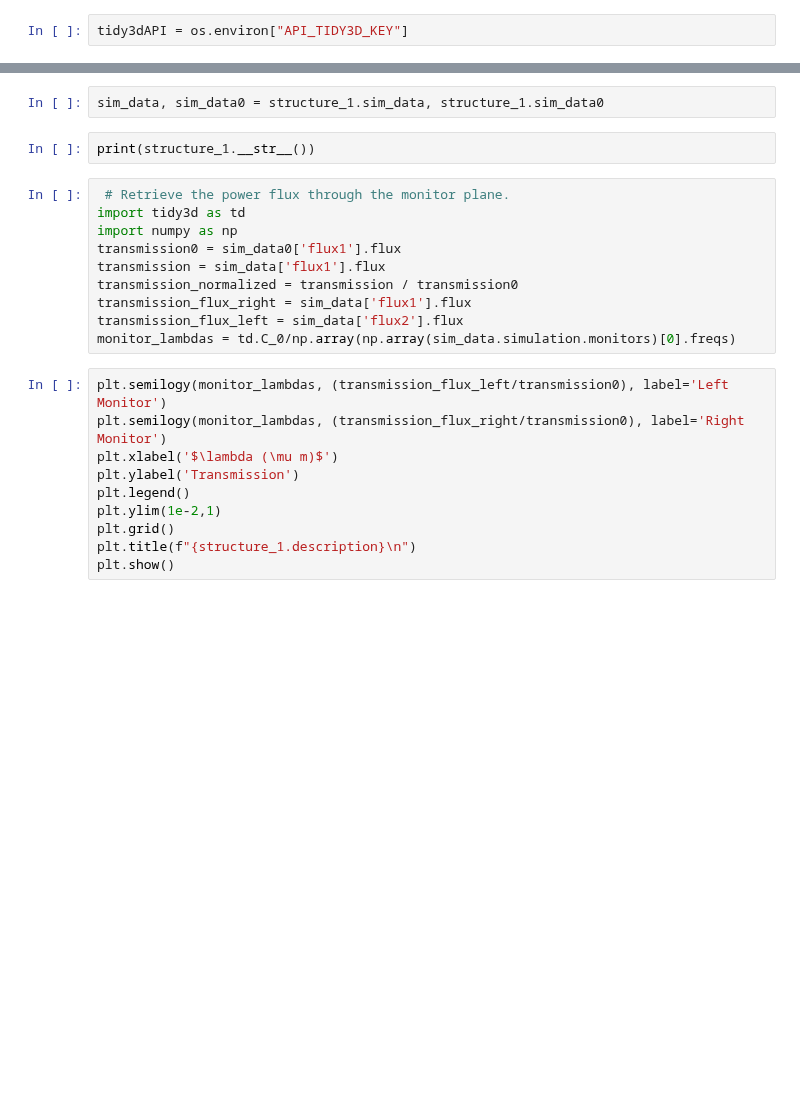
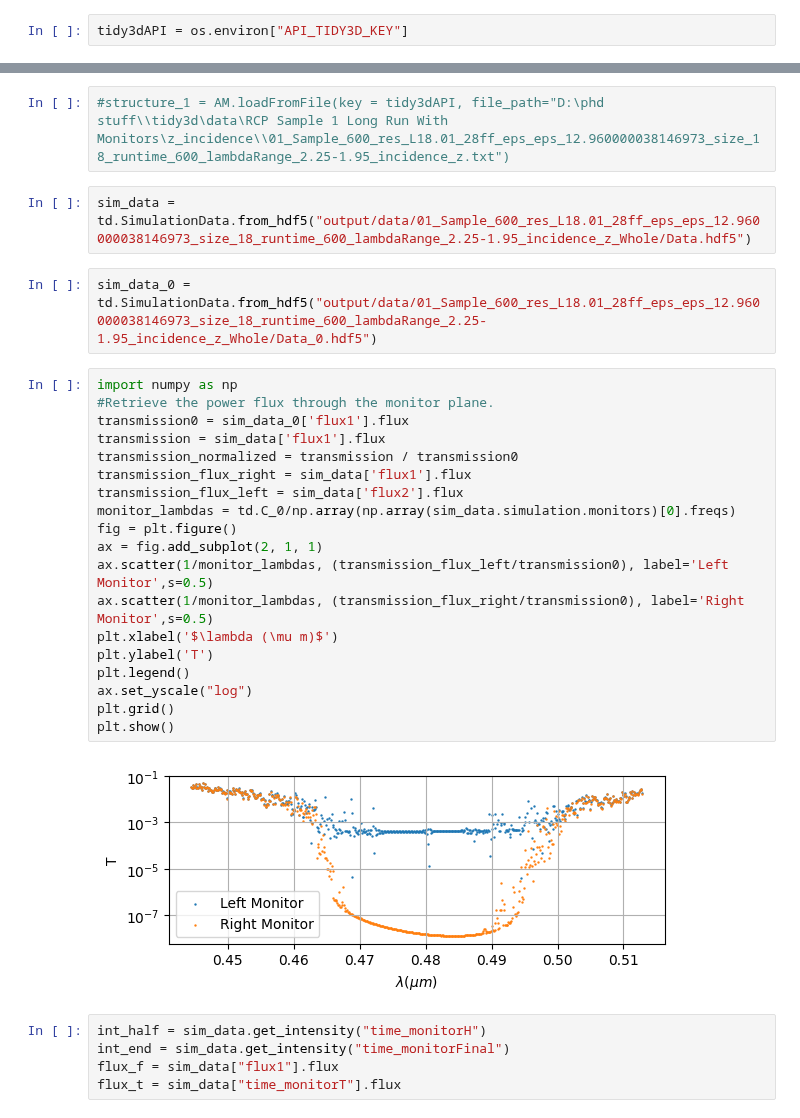
Before and after one commit to fhernandez93/LoadingPermittivityDistToSlabTransmission, a Jupyter notebook: pull_from_file.ipynb, the cells around one changed output, grey strips where cells are left out. Drawn from its saved outputs; the diff is of its cells as text; blank space fills up the shorter version.

Commit message:
Added new Monitors and performance improvements

```diff
--- a/pull_from_file.ipynb
+++ b/pull_from_file.ipynb
@@ -15,24 +13,32 @@ NotADirectoryError: [Errno 20] Not a directory: '/Users/francisco/Desktop/phd st
-# %%
-sim_data, sim_data0 = structure_1.sim_data, structure_1.sim_data0
-# %%
-print(structure_1.__str__())
+# %%
+#structure_1 = AM.loadFromFile(key = tidy3dAPI, file_path="D:\phd stuff\\tidy3d\data\RCP Sample 1 Long Run With Monitors\z_incidence\\01_Sample_600_res_L18.01_28ff_eps_eps_12.960000038146973_size_18_runtime_600_lambdaRange_2.25-1.95_incidence_z.txt")
+# %%
+sim_data = td.SimulationData.from_hdf5("output/data/01_Sample_600_res_L18.01_28ff_eps_eps_12.960000038146973_size_18_runtime_600_lambdaRange_2.25-1.95_incidence_z_Whole/Data.hdf5")
+# %%
+sim_data_0 = td.SimulationData.from_hdf5("output/data/01_Sample_600_res_L18.01_28ff_eps_eps_12.960000038146973_size_18_runtime_600_lambdaRange_2.25-1.95_incidence_z_Whole/Data_0.hdf5")
 # %%
- # Retrieve the power flux through the monitor plane.
-import tidy3d as td
 import numpy as np
-transmission0 = sim_data0['flux1'].flux
+#Retrieve the power flux through the monitor plane.
+transmission0 = sim_data_0['flux1'].flux
 transmission = sim_data['flux1'].flux
 transmission_normalized = transmission / transmission0
 transmission_flux_right = sim_data['flux1'].flux
 transmission_flux_left = sim_data['flux2'].flux
 monitor_lambdas = td.C_0/np.array(np.array(sim_data.simulation.monitors)[0].freqs)
+fig = plt.figure()
+ax = fig.add_subplot(2, 1, 1)
+ax.scatter(1/monitor_lambdas, (transmission_flux_left/transmission0), label='Left Monitor',s=0.5)
+ax.scatter(1/monitor_lambdas, (transmission_flux_right/transmission0), label='Right Monitor',s=0.5)
+plt.xlabel('$\lambda (\mu m)$')
+plt.ylabel('T')
+plt.legend()
+ax.set_yscale("log")
+plt.grid()
+plt.show()
+# %% [output]
+[figure, added]
-# %%
-plt.semilogy(monitor_lambdas, (transmission_flux_left/transmission0), label='Left Monitor')
-plt.semilogy(monitor_lambdas, (transmission_flux_right/transmission0), label='Right Monitor')
-plt.xlabel('$\lambda (\mu m)$')
-plt.ylabel('Transmission')
-plt.legend()
-plt.ylim(1e-2,1)
-plt.grid()
-plt.title(f"{structure_1.description}\n")
-plt.show()
+# %%
+int_half = sim_data.get_intensity("time_monitorH")
+int_end = sim_data.get_intensity("time_monitorFinal")
+flux_f = sim_data["flux1"].flux
+flux_t = sim_data["time_monitorT"].flux
```
Also changed, not shown: parts of 7 cells of this notebook, 11 other files.
